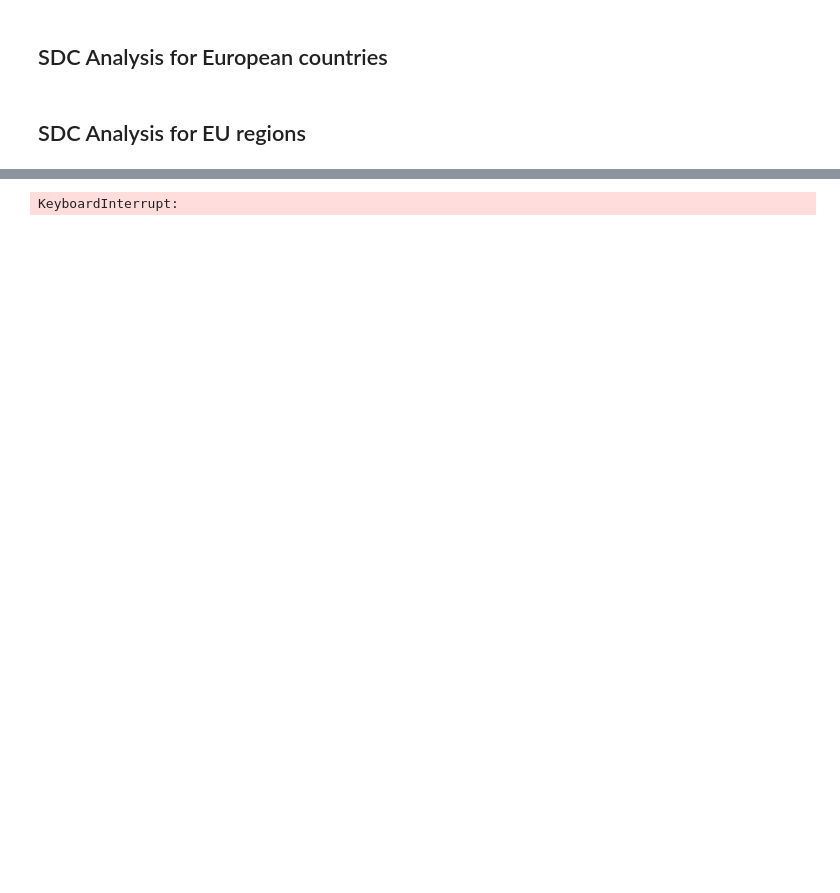
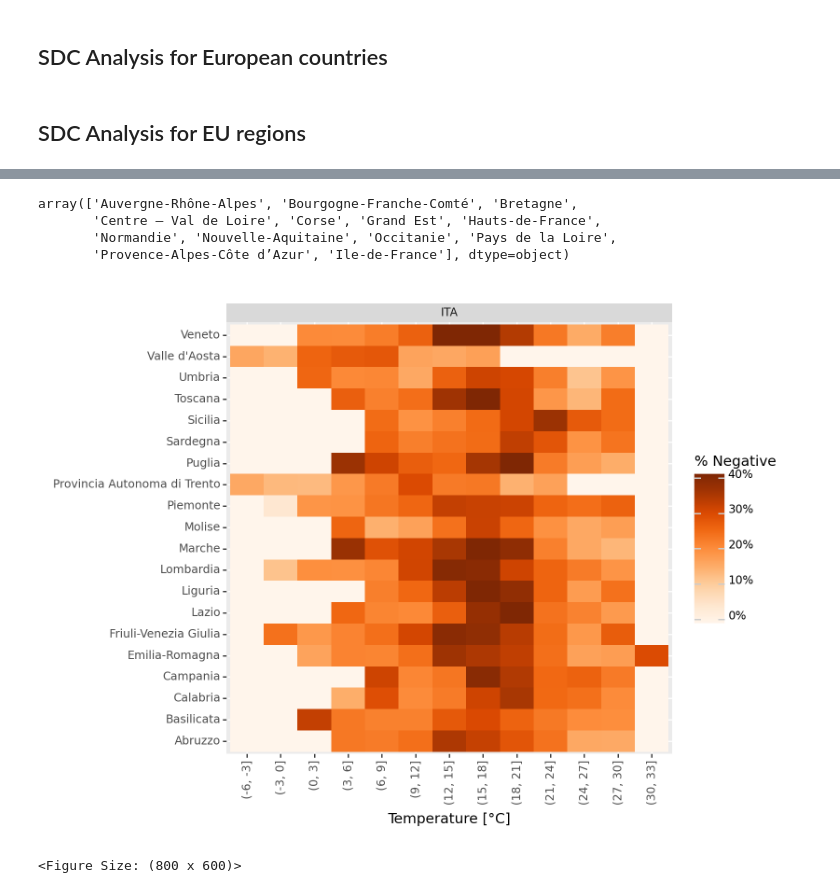
Before and after one commit to BrandonACH/Final-Project, a Jupyter notebook: code/sdc_analysis.ipynb, the cells around one changed output, grey strips where cells are left out. Drawn from its saved outputs; the diff is of its cells as text; code cells hidden in the pictures; blank space fills up the shorter version.

Commit message:
updated x ticks eu regions sdc

```diff
--- a/code/sdc_analysis.ipynb
+++ b/code/sdc_analysis.ipynb
@@ -325,13 +294,0 @@ w = (weighted_climate_df
-# %%
-c = (covid_sdc_df
-                 .query(f'region=="Veneto"')
-                 .set_index('date')
-                 .new_cases
-                 .rolling(center=True, window=7)
-                 .mean()
-                 .dropna())
-# %%
-w.index = pd.to_datetime(w.index)
-c.index = pd.to_datetime(c.index)
-# %%
-sdc = SDCAnalysis(w, c, fragment_size=21, min_lag=-21, max_lag=0, method='spearman')
@@ -341,0 +295,7 @@ KeyError: 'cat_value'
+# %%
+covid_sdc_df[covid_sdc_df['iso3']=='FRA'].region.unique()
+# %% [output]
+array(['Auvergne-Rhône-Alpes', 'Bourgogne-Franche-Comté', 'Bretagne',
+       'Centre — Val de Loire', 'Corse', 'Grand Est', 'Hauts-de-France',
+       'Normandie', 'Nouvelle-Aquitaine', 'Occitanie', 'Pays de la Loire',
+       'Provence-Alpes-Côte d’Azur', 'Ile-de-France'], dtype=object)
@@ -342,16 +305,14 @@ KeyError: 'cat_value'
 # %%
+from sdc_modified import SDCAnalysis
+
 ranges_df = []
 errors_list = {}
-window = 21
+window = 14
 sdcs = {}
-out_dir_tab = '../results/tables/SDC_EU'
-out_dir_fig = '../results/figures/SDC_EU'
 
-for region in tqdm(covid_sdc_df.region.unique(), leave=False, desc='Regions'):
+for region in covid_sdc_df.region.unique():
     country = regions_country[region]
-    for var in tqdm(['temperature', 'absolute_humidity'], leave=False, desc='Weather variables'):
-            os.makedirs(f"{out_dir_fig}/{country}/window_21/{region}", exist_ok=True)
-            os.makedirs(f"{out_dir_fig}/{country}/window_21/{region}", exist_ok=True)
+    for var in ['temperature', 'absolute_humidity']:
 
             w = (weighted_climate_df
                  .query(f'region=="{region}" & variable=="{var}"')
@@ -374,16 +335,44 @@ for region in tqdm(covid_sdc_df.region.unique(), leave=False, desc='Regions'):
             max_bin = 22 if var == 'absolute_humidity' else 32
             min_bin = 0 if var == 'absolute_humidity' else -6
             sdc = SDCAnalysis(w, c, fragment_size=window, min_lag=-21, max_lag=0, method='spearman')
+
             sdcs[f'{region}_{var}'] = sdc
 
-            with warnings.catch_warnings():
-                warnings.simplefilter("ignore")
-                try:
-                    ranges_df.append(sdc.get_ranges_df(bin_size=bin_size, min_bin=min_bin, max_bin=max_bin)
+            ranges_df.append(sdc.get_ranges_df(bin_size=bin_size, max_bin=max_bin, min_bin=min_bin)
                                       .assign(region=region, var=var, country=regions_country[region]
                                               ))
-
-                except Exception as e:
-                    errors_list[f'{region}_{var}'] = e
+            print("Get Ranges Done")
-# %% [output]
-KeyboardInterrupt:
+# %%
+ranges_df = pd.concat(ranges_df)
+ranges_df.to_csv('../results/tables/ranges_eu_regions.csv', index=False)
+# %%
+from mizani.formatters import date_format, percent_format
+
+CV_LABELS = {'absolute_humidity': 'Absolute Humidity [g/m³]',
+             'temperature': 'Temperature [°C]',
+             'relative_humidity': 'Relative Humidity [%]',
+             'total_precipitation': 'Total Precipitation [mm]'}
+
+wv = 'temperature'
+
+(ranges_df
+ .loc[lambda dd: dd['var']==wv]
+ .loc[lambda dd: dd.direction=='Negative']
+ .loc[lambda dd: dd.country=='ITA']
+ .groupby(['cat_value', 'region', 'country'])
+ [['n', 'counts']]
+ .sum()
+ .reset_index()
+ .assign(freq=lambda dd: (dd['counts'] / dd['n']).fillna(0))
+  .pipe(lambda dd: p9.ggplot(dd)
+               + p9.aes('cat_value', 'region', fill='freq')
+               + p9.geom_tile()
+               + p9.facet_wrap('country', ncol=1, scales='free_y')
+               + p9.theme(figure_size=(8, 6), axis_text_x=p9.element_text(rotation=90))
+               + p9.scale_fill_continuous('Oranges', labels=percent_format(), limits=(0, .4))
+               + p9.labs(x=CV_LABELS[wv], fill='% Negative', y='')
+               )
+)
+# %% [output]
+[figure, added]
+<Figure Size: (800 x 600)>
```
Also changed, not shown: parts of 19 cells of this notebook, 47 other files.
